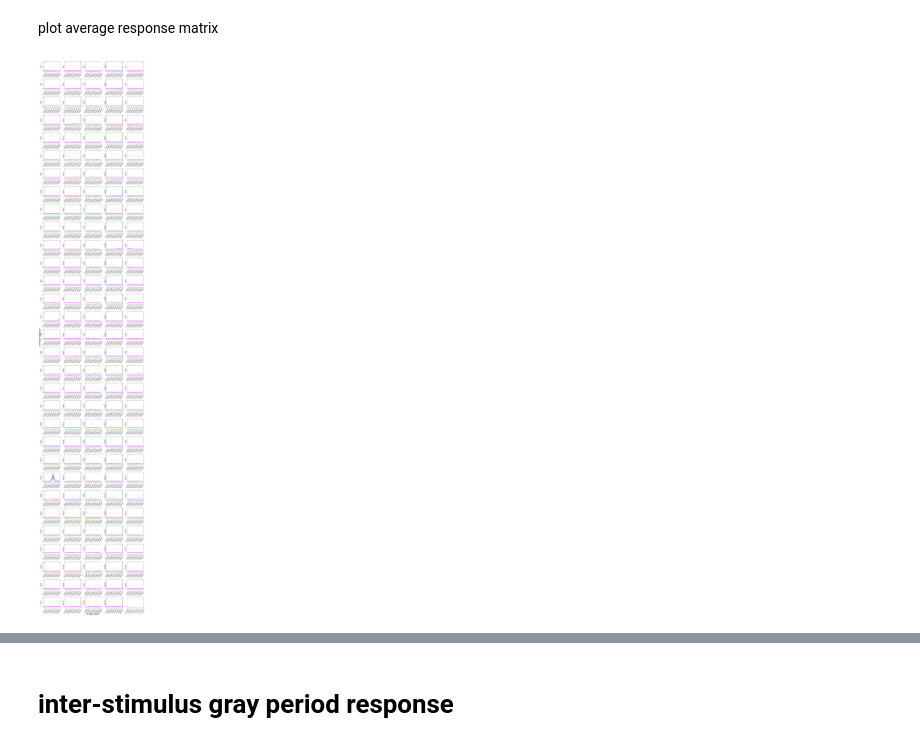
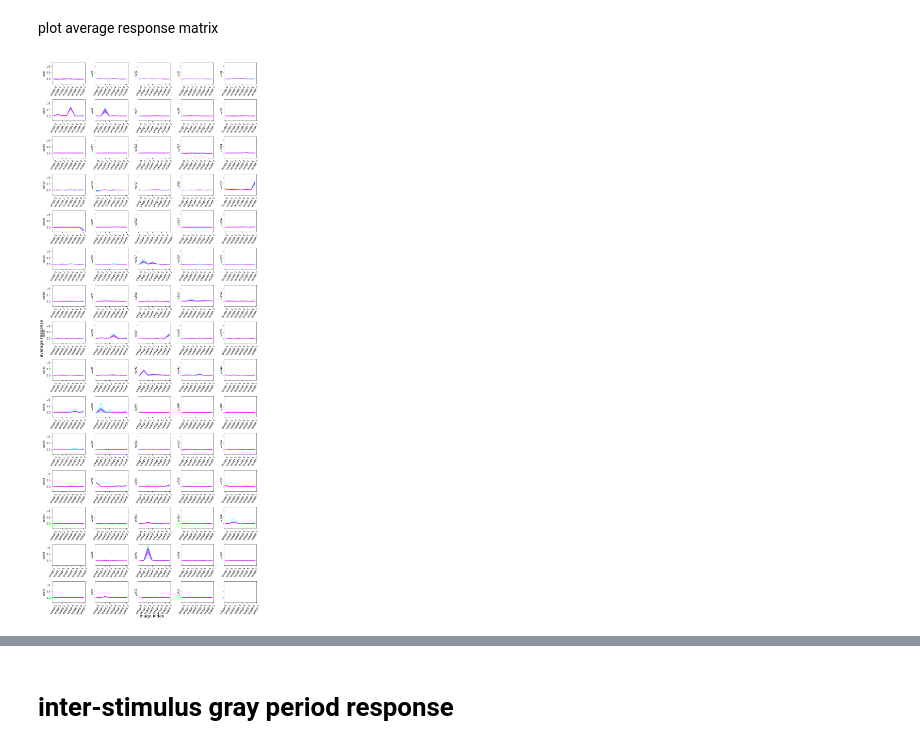
Before and after one commit to hanshuting/swdb_2018_tools, a Jupyter notebook: theory_project/tuning_curve_analysis.ipynb, the cells around one changed output, grey strips where cells are left out. Cells and saved outputs as stored; diff of their text form; code cells hidden in the pictures.

```diff
--- a/theory_project/tuning_curve_analysis.ipynb
+++ b/theory_project/tuning_curve_analysis.ipynb
@@ -28,7 +28,7 @@ manifest_file = 'visual_behavior_data_manifest.csv'
 manifest = pd.read_csv(os.path.join(drive_path,manifest_file))
 # %%
 # find experiment ids
-targeted_structure = 'VISp'
+targeted_structure = 'VISal'
 cre_line = 'Slc17a7-IRES2-Cre'
 # cre_line = 'Vip-IRES-Cre'
 session_type = 'behavior_session_A'
@@ -43,7 +42,7 @@ manifest[(manifest['targeted_structure']==targeted_structure) & (manifest['cre_l
 # %% [markdown]
 V1, VIP: experiment_id=695471168, cells are tuned to gray
 # %%
-experiment_id = 720001924
+experiment_id = 692342909
 experiment_container_id = manifest[manifest.experiment_id==experiment_id].experiment_container_id.values[0]
 
 dataset= VisualBehaviorOphysDataset(experiment_id, cache_dir=drive_path)
@@ -122,35 +121,35 @@ im_resp_se = np.zeros([num_cell, num_im, len_cutoff])
 # create plot
 fig, axes = plt.subplots(num_row, num_cell_per_row, sharey=True, figsize=(12, num_row*2))
 if num_row==1:
     axes = np.reshape(axes, (num_cell_per_row,-1))
 
 for row in range(num_row):
 
     cell_start = row*num_cell_per_row
     cell_end = np.max([row*num_cell_per_row+1, num_cell])
     for cell, ax in zip(np.arange(cell_start, cell_end), axes[row,:]): # loop over cells
 
         for im in range(num_im):
             for r in range(len_cutoff):
-                im_resp_avg[cell, im, r] = np.mean(avg_resp[im][cell, r, :])
-                im_resp_se[cell, im, r] = np.std(avg_resp[im][cell, r, :])/np.sqrt(avg_resp[im].shape[2])
+                im_resp_avg[cell, im, r] = np.nanmean(avg_resp[im][cell, r, :])
+                im_resp_se[cell, im, r] = np.nanstd(avg_resp[im][cell, r, :])/np.sqrt(avg_resp[im].shape[2])
 
         for i, c in zip(range(len_cutoff),color_idx): # loop over repeats
 
 #             ax.plot(avg_resp[cell,:,i], color=cmap(c))
             ax.plot(im_resp_avg[cell,:,i], color=cmap(c))
             ax.set_ylabel('cell' + str(cell))
 
 fig.text(0.5, 0, 'image index', ha='center', fontsize=16)
 fig.text(0, 0.5, 'average response', va='center', fontsize=16, rotation='vertical')
 plt.setp(axes, xticks=range(8), xticklabels=['Image 0', 'Image 1', 'Image 2', 'Image 3', 'Image 4', 'Image 5', 'Image 6', 'Image 7'])
 for ax in axes.ravel():
     plt.setp(ax.get_xticklabels(), rotation=60)
 plt.tight_layout()
 plt.show()
 
 fig.savefig('fig/tuning_curve_flash_' + targeted_structure + '_' + cre_line + '_' + str(experiment_id) + '.pdf')
 # %% [output]
-[figure, old version]
+[figure, new version]
 # %%
 # population tuning curve
```
Also changed, not shown: parts of 6 cells of this notebook.
